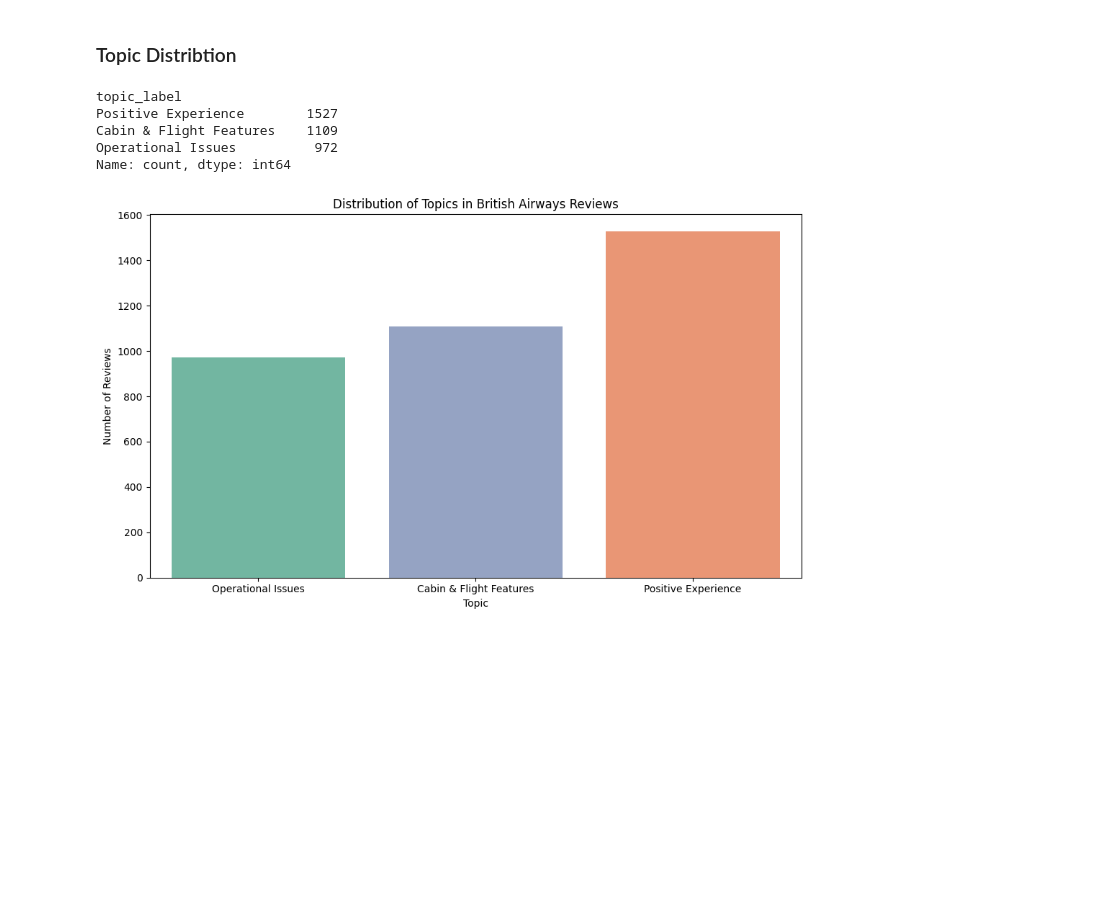
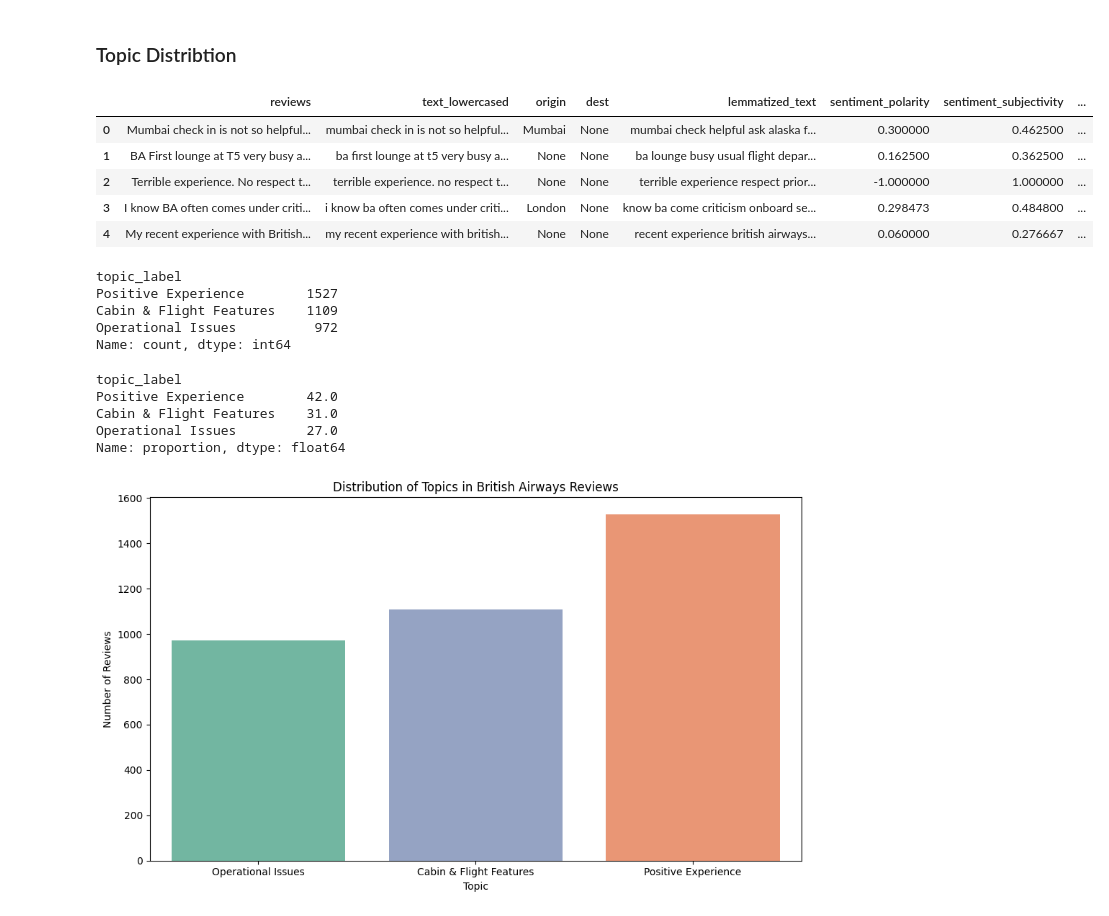
Before and after one commit to kofoworola-e/forage_virtual_internship, a Jupyter notebook: British_Airways_Forage/Task_0/reviews_analysis.ipynb, the cells around one changed output. Drawn from its saved outputs; the diff is of its cells as text; code cells hidden in the pictures; blank space fills up the shorter version.

```diff
--- a/British_Airways_Forage/Task_0/reviews_analysis.ipynb
+++ b/British_Airways_Forage/Task_0/reviews_analysis.ipynb
@@ -1035,6 +1136,15 @@ def get_dominant_topic(lda_model, corpus):
 
 # Assign dominant topic
 reviews_cleaned['dominant_topic'] = get_dominant_topic(final_model, corpus)
+# %%
+reviews_cleaned.head()
+# %% [output]
+|  | reviews | text_lowercased | origin | dest | lemmatized_text | sentiment_polarity | sentiment_subjectivity | ... |
+| 0 | Mumbai check in is not so helpful... | mumbai check in is not so helpful... | Mumbai | None | mumbai check helpful ask alaska f... | 0.300000 | 0.462500 | ... |
+| 1 | BA First lounge at T5 very busy a... | ba first lounge at t5 very busy a... | None | None | ba lounge busy usual flight depar... | 0.162500 | 0.362500 | ... |
+| 2 | Terrible experience. No respect t... | terrible experience. no respect t... | None | None | terrible experience respect prior... | -1.000000 | 1.000000 | ... |
+| 3 | I know BA often comes under criti... | i know ba often comes under criti... | London | None | know ba come criticism onboard se... | 0.298473 | 0.484800 | ... |
+| 4 | My recent experience with British... | my recent experience with british... | None | None | recent experience british airways... | 0.060000 | 0.276667 | ... |
 # %%
 # Map topic numbers to descriptive labels
 topic_labels = {
@@ -1052,6 +1162,15 @@ Positive Experience        1527
 Cabin & Flight Features    1109
 Operational Issues          972
 Name: count, dtype: int64
+# %%
+# Calculate the percentage of each topic label
+(reviews_cleaned['topic_label'].value_counts(normalize=True) * 100).round()
+# %% [output]
+topic_label
+Positive Experience        42.0
+Cabin & Flight Features    31.0
+Operational Issues         27.0
+Name: proportion, dtype: float64
 # %%
 # Plotting the distribution of topics
 plt.figure(figsize=(10, 6))
```
Also changed, not shown: parts of 17 cells of this notebook, 1 other file.
